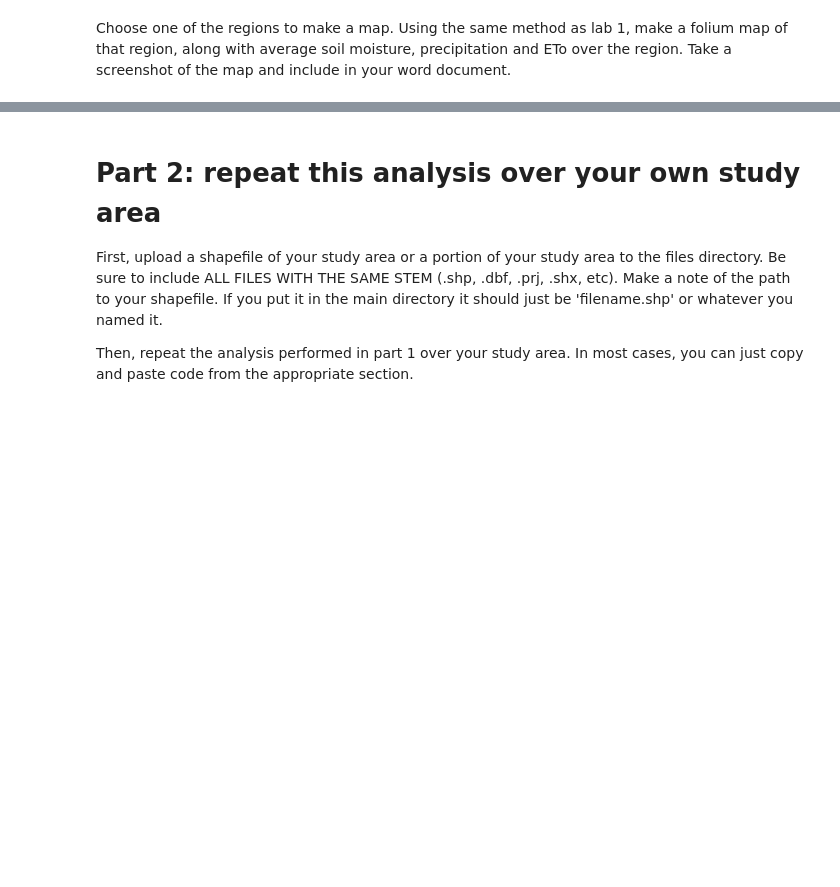
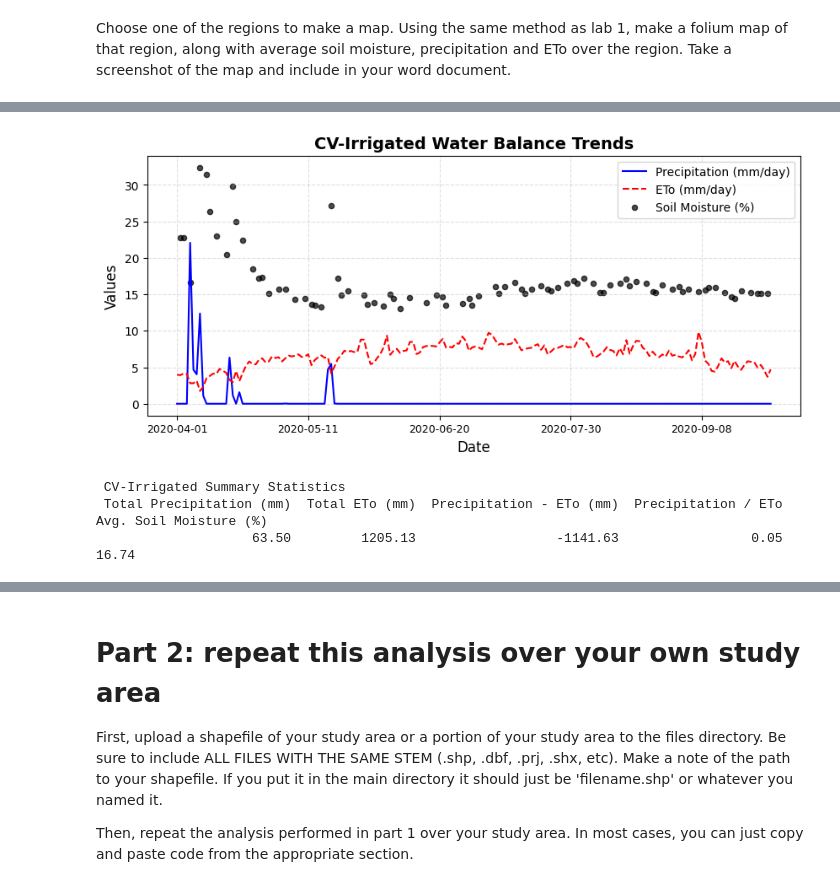
Before and after one commit to molloyjb/ExploreGIT, a Jupyter notebook: assignments/homework3/homework3.ipynb, the cells around one changed output, grey strips where cells are left out. Cells and saved outputs as stored; diff of their text form; code cells hidden in the pictures; blank space fills up the shorter version.

```diff
--- a/assignments/homework3/homework3.ipynb
+++ b/assignments/homework3/homework3.ipynb
@@ -422,0 +438,57 @@ plt.show()#
+# %%
+import pandas as pd
+import matplotlib.pyplot as plt
+
+# Load data
+df = pd.read_csv('cv-irrigated_merged_data.csv')
+
+# Create figure
+plt.figure(figsize=(10, 4))
+
+# Plot precipitation and ETo with different line styles
+plt.plot(df['date'], df['pr'], label='Precipitation (mm/day)', linestyle='-', color='blue', linewidth=1.5)
+plt.plot(df['date'], df['eto'], label='ETo (mm/day)', linestyle='--', color='red', linewidth=1.5)
+
+# Scatter plot for soil moisture with increased size
+plt.scatter(df['date'], df['soil_moisture_am'] * 100, label='Soil Moisture (%)', color='black', s=20, alpha=0.7)
+
+# Labels and title with better readability
+plt.xlabel('Date', fontsize=12)
+plt.ylabel('Values', fontsize=12)
+plt.title('CV-Irrigated Water Balance Trends', fontsize=14, fontweight='bold')
+
+# Improve x-axis formatting
+plt.xticks(rotation=0, fontsize=9)
+plt.gca().xaxis.set_major_locator(plt.MaxNLocator(nbins=6))
+
+# Add grid for better readability
+plt.grid(True, linestyle='--', alpha=0.4)
+
+# Add legend
+plt.legend(fontsize=10)
+
+# Show the plot
+plt.show()
+
+# Compute summary statistics with improved formatting
+summary_data = {
+    'Total Precipitation (mm)': [df['pr'].sum()],
+    'Total ETo (mm)': [df['eto'].sum()],
+    'Precipitation - ETo (mm)': [df['pr'].sum() - df['eto'].sum()],
+    'Precipitation / ETo': [df['pr'].sum() / df['eto'].sum()],
+    'Avg. Soil Moisture (%)': [df['soil_moisture_am'].mean() * 100]  # Converted to percentage
+}
+
+# Create and display DataFrame with formatted output
+CVsummary_df = pd.DataFrame(summary_data)
+
+print("\n CV-Irrigated Summary Statistics ")
+print(CVsummary_df.to_string(index=False, float_format="%.2f"))
+
+# Optional: Save to CSV
+CVsummary_df.to_csv('cv-irrigated_summary.csv', index=False)
+# %% [output]
+[figure, added]
+ CV-Irrigated Summary Statistics
+ Total Precipitation (mm)  Total ETo (mm)  Precipitation - ETo (mm)  Precipitation / ETo  Avg. Soil Moisture (%)
+                    63.50         1205.13                  -1141.63                 0.05                   16.74
```
Also changed, not shown: parts of 24 cells of this notebook.
